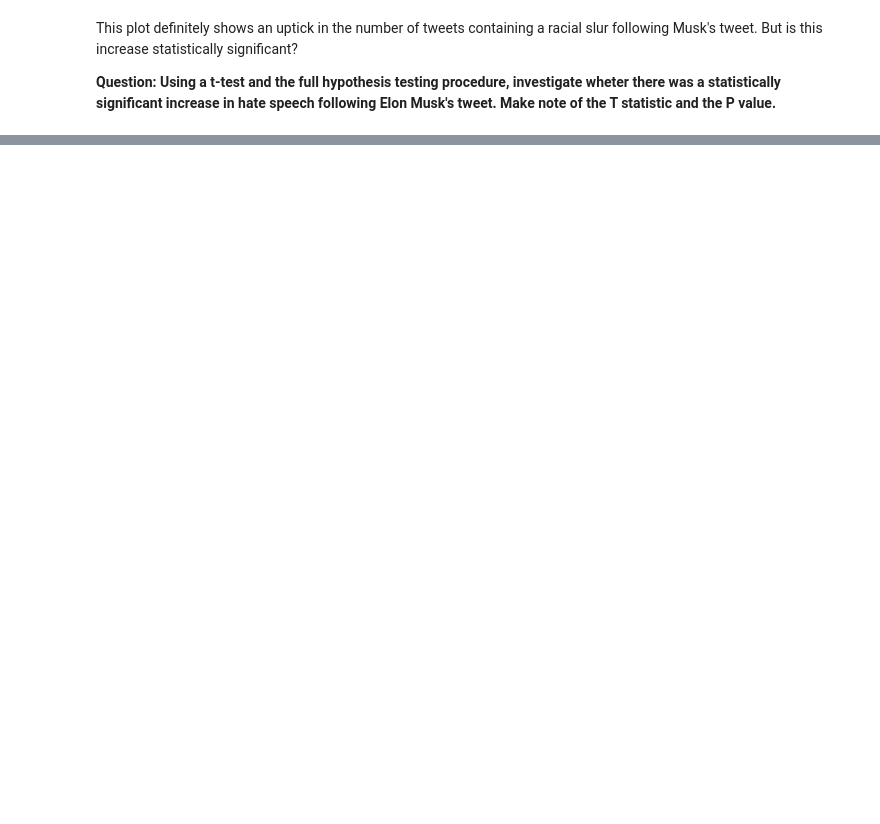
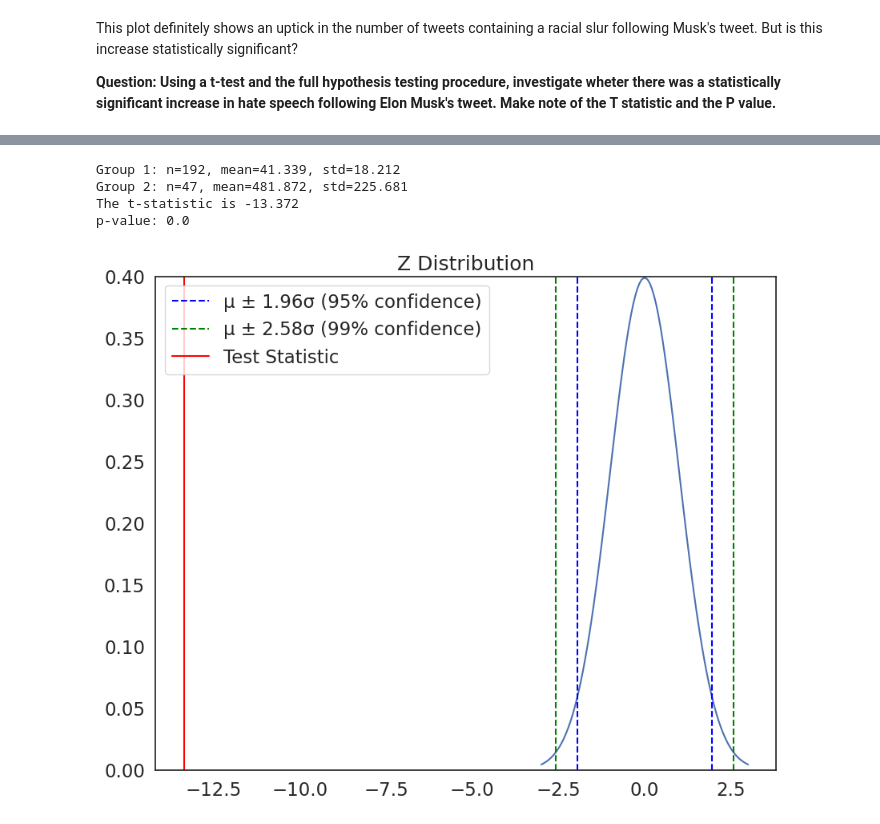
Before and after one commit to SHocombe/QM2, a Jupyter notebook: notebooks/W06. Hypothesis Testing.ipynb, the cells around one changed output, grey strips where cells are left out. Drawn from its saved outputs; the diff is of its cells as text; code cells hidden in the pictures; blank space fills up the shorter version.

```diff
--- a/notebooks/W06. Hypothesis Testing.ipynb
+++ b/notebooks/W06. Hypothesis Testing.ipynb
@@ -321,0 +365,21 @@ This plot definitely shows an uptick in the number of tweets containing a racial
+# %%
+from scipy.stats import t
+
+pre_elon = tweets[tweets['hour'] < tweet]['count']  # Data before Elon's tweet
+post_elon = tweets[tweets['hour'] > tweet]['count'] # Data after Elon's tweet
+
+test_statistic = manual_ttest(pre_elon, post_elon)  # Apply manual_ttest function
+
+t_stat = (pre_mean - post_mean) / standarderror_diff
+
+df = (tweets['count'].count() - 2)
+p_value = 1 - t.cdf(t_stat, df)  # Right-tailed test
+print("p-value:", p_value)
+
+plot_z(t_stat) # plot the test statistic on the z distribution
+# %% [output]
+Group 1: n=192, mean=41.339, std=18.212
+Group 2: n=47, mean=481.872, std=225.681
+The t-statistic is -13.372
+p-value: 0.0
+[figure, added]
```
Also changed, not shown: parts of 10 cells of this notebook.
